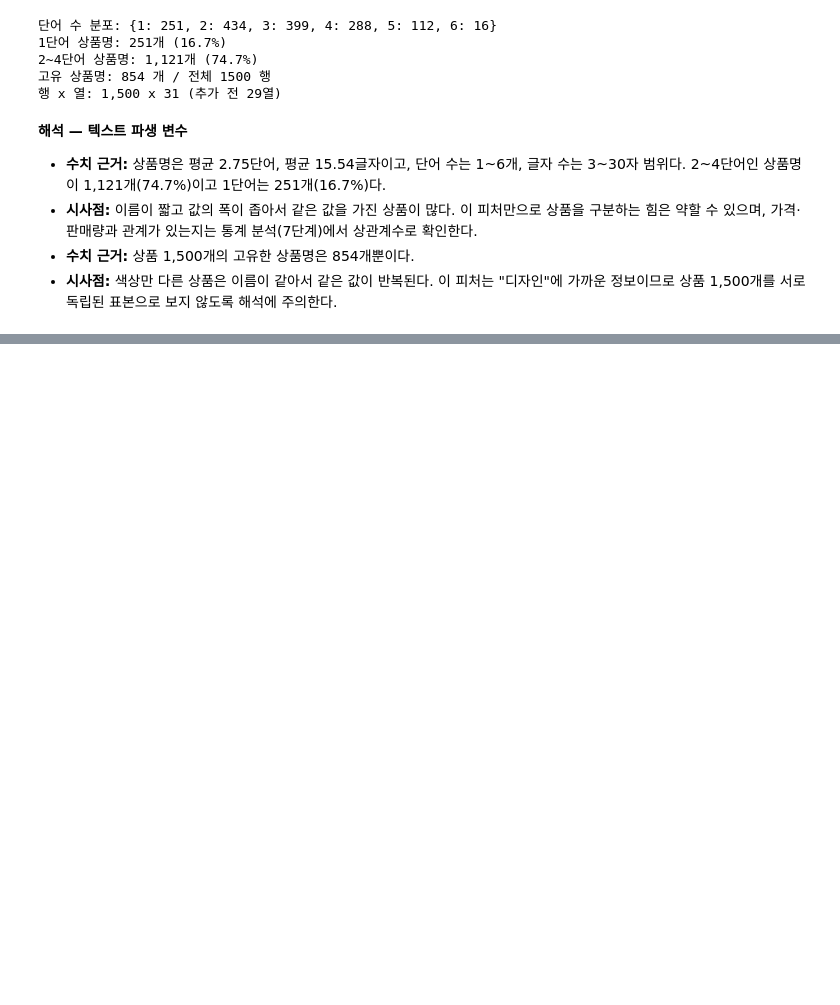
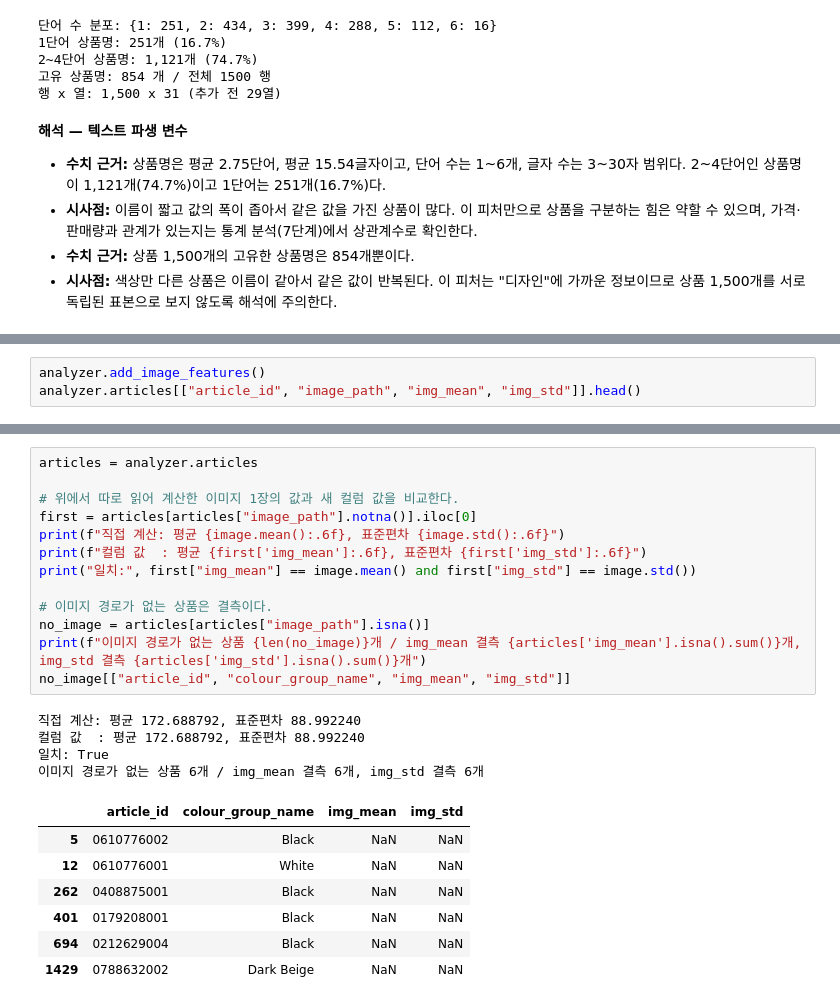
Before and after one commit to kimch0612/Codyssey_A1-1, a Jupyter notebook: notebooks/analysis_report.ipynb, the cells around one changed output, grey strips where cells are left out. Saved outputs shown, nothing was run; the diff lists cells and outputs as text; blank space fills up the shorter version.

```diff
--- a/notebooks/analysis_report.ipynb
+++ b/notebooks/analysis_report.ipynb
@@ -452,0 +530,3 @@ print(f"행 x 열: {articles.shape[0]:,} x {articles.shape[1]} (추가 전 29열
+# %%
+analyzer.add_image_features()
+analyzer.articles[["article_id", "image_path", "img_mean", "img_std"]].head()
@@ -452,0 +540,25 @@ print(f"행 x 열: {articles.shape[0]:,} x {articles.shape[1]} (추가 전 29열
+# %%
+articles = analyzer.articles
+
+# 위에서 따로 읽어 계산한 이미지 1장의 값과 새 컬럼 값을 비교한다.
+first = articles[articles["image_path"].notna()].iloc[0]
+print(f"직접 계산: 평균 {image.mean():.6f}, 표준편차 {image.std():.6f}")
+print(f"컬럼 값  : 평균 {first['img_mean']:.6f}, 표준편차 {first['img_std']:.6f}")
+print("일치:", first["img_mean"] == image.mean() and first["img_std"] == image.std())
+
+# 이미지 경로가 없는 상품은 결측이다.
+no_image = articles[articles["image_path"].isna()]
+print(f"이미지 경로가 없는 상품 {len(no_image)}개 / img_mean 결측 {articles['img_mean'].isna().sum()}개, img_std 결측 {articles['img_std'].isna().sum()}개")
+no_image[["article_id", "colour_group_name", "img_mean", "img_std"]]
+# %% [output]
+직접 계산: 평균 172.688792, 표준편차 88.992240
+컬럼 값  : 평균 172.688792, 표준편차 88.992240
+일치: True
+이미지 경로가 없는 상품 6개 / img_mean 결측 6개, img_std 결측 6개
+|  | article_id | colour_group_name | img_mean | img_std |
+| 5 | 0610776002 | Black | NaN | NaN |
+| 12 | 0610776001 | White | NaN | NaN |
+| 262 | 0408875001 | Black | NaN | NaN |
+| 401 | 0179208001 | Black | NaN | NaN |
+| 694 | 0212629004 | Black | NaN | NaN |
+| 1429 | 0788632002 | Dark Beige | NaN | NaN |
```
Also changed, not shown: parts of 9 cells of this notebook, 1 other file.
